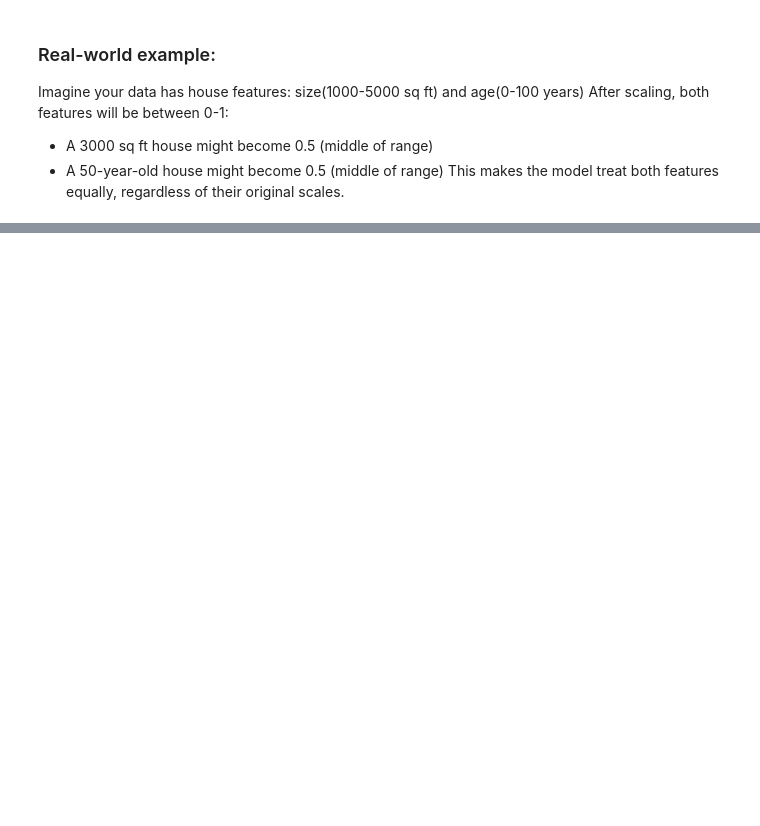
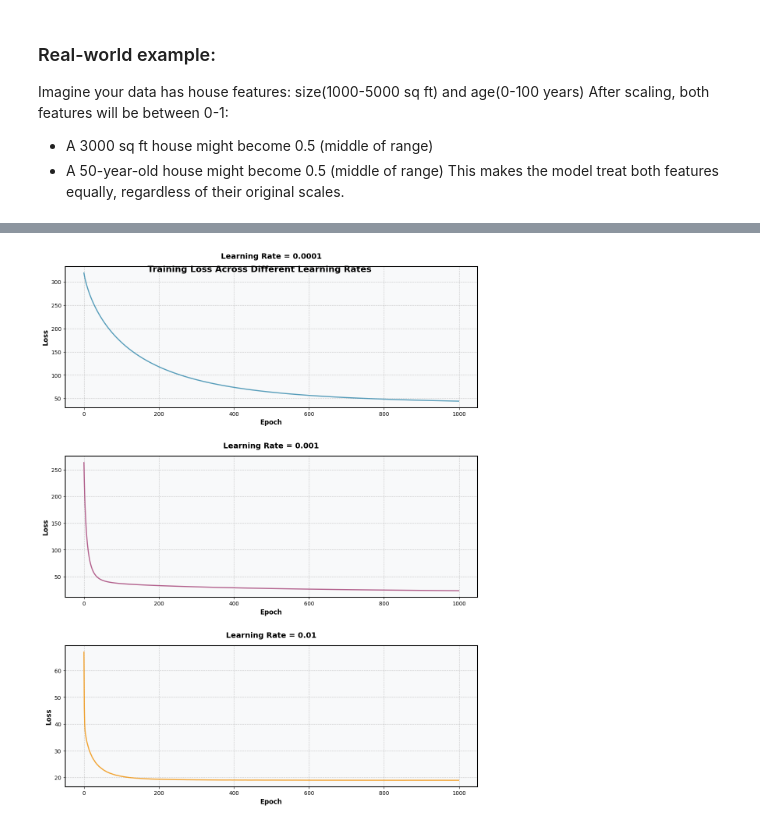
Before and after one commit to Benbakreti0Amine/Machine_Learning_LAbs, a Jupyter notebook: tp3/TP3V2_sol.ipynb, the cells around one changed output, grey strips where cells are left out. Drawn from its saved outputs; the diff is of its cells as text; code cells hidden in the pictures; blank space fills up the shorter version.

```diff
--- a/tp3/TP3V2_sol.ipynb
+++ b/tp3/TP3V2_sol.ipynb
@@ -226,0 +132,3 @@ KeyError: '[218, 104, 281, 173, 73, 30] not in index'
+# %%
+def mean_squared_error(y_test, y_pred):
+    return np.mean((y_test - y_pred) ** 2)
@@ -226,0 +170,8 @@ KeyError: '[218, 104, 281, 173, 73, 30] not in index'
+# %%
+loss_history_1 = []
+
+for _ in range(1000):
+    sgdr_.partial_fit(X_train_scaled, y_train)
+    y_pred_ = sgdr_.predict(X_test_scaled)
+    loss = mean_squared_error(y_test, y_pred_) / 2
+    loss_history_1.append(loss)
@@ -226,0 +196,9 @@ KeyError: '[218, 104, 281, 173, 73, 30] not in index'
+# %%
+loss_history__2 = []
+
+for _ in range(1000):
+    sgdr__.partial_fit(X_train_scaled, y_train)
+    y_pred__ = sgdr__.predict(X_test_scaled)
+    loss = mean_squared_error(y_test, y_pred__) / 2
+    loss_history__2.append(loss)
+print("Loss history:",  loss_history__2)
@@ -226,0 +223,51 @@ KeyError: '[218, 104, 281, 173, 73, 30] not in index'
+# %%
+#s9si madame 3lech flbday maybdouch kifkif LOSS because it is random
+import matplotlib.pyplot as plt
+import numpy as np
+
+fig, axs = plt.subplots(3, 1, figsize=(12, 15))
+colors = ['#2E86AB', '#A23B72', '#F18F01']
+epochs = np.arange(0, 1000)
+
+plot_params = {
+    'linewidth': 2,
+    'alpha': 0.8
+}
+
+grid_params = {
+    'linestyle': '--',
+    'alpha': 0.7
+}
+
+# LOOP
+for i, (loss, lr, color) in enumerate(zip(
+    [loss_history, loss_history_1, loss_history__2],
+    ['0.0001', '0.001', '0.01'],
+    colors
+)):
+
+    axs[i].plot(epochs, loss, color=color, **plot_params)
+
+    axs[i].set_xlabel('Epoch', fontsize=12, fontweight='bold')
+    axs[i].set_ylabel('Loss', fontsize=12, fontweight='bold')
+    axs[i].set_title(f'Learning Rate = {lr}', fontsize=14, fontweight='bold', pad=15)
+
+    axs[i].grid(True, **grid_params)
+
+    for spine in axs[i].spines.values():
+        spine.set_linewidth(1.5)
+
+    axs[i].tick_params(axis='both', which='major', labelsize=10)
+
+    axs[i].set_facecolor('#f8f9fa')
+
+plt.tight_layout(pad=3.0)
+
+fig.suptitle('Training Loss Across Different Learning Rates',
+             fontsize=16,
+             fontweight='bold',
+             y=0.95)
+
+plt.show()
+# %% [output]
+[figure, added]
```
Also changed, not shown: parts of 21 cells of this notebook, 10 other files.
